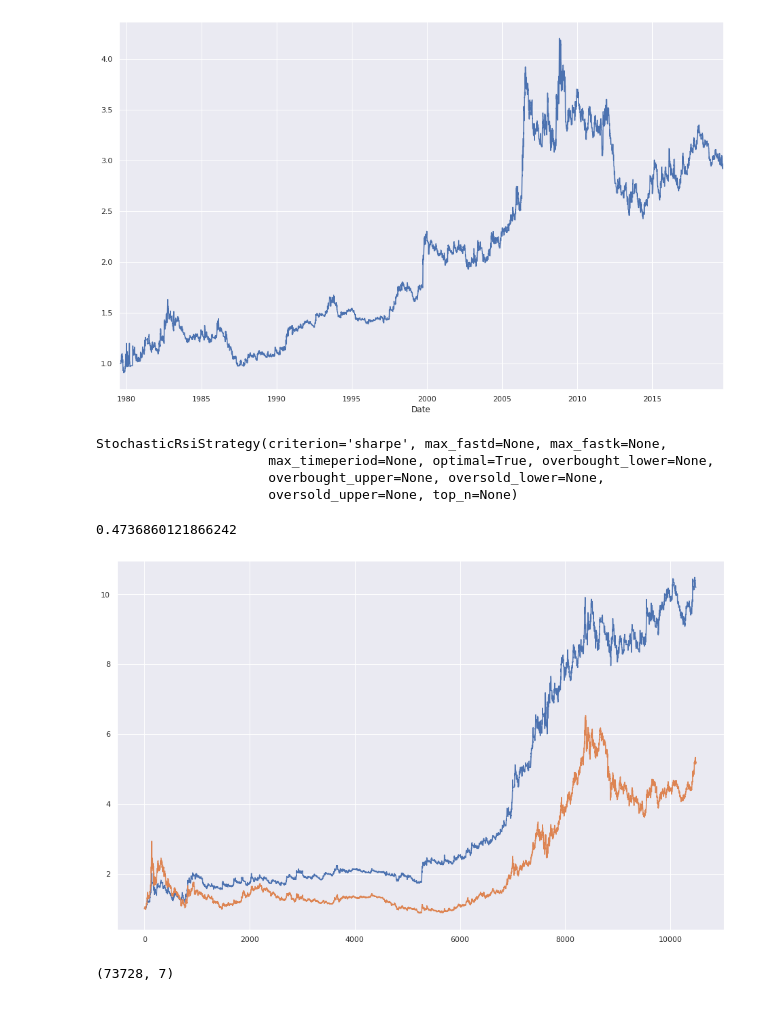
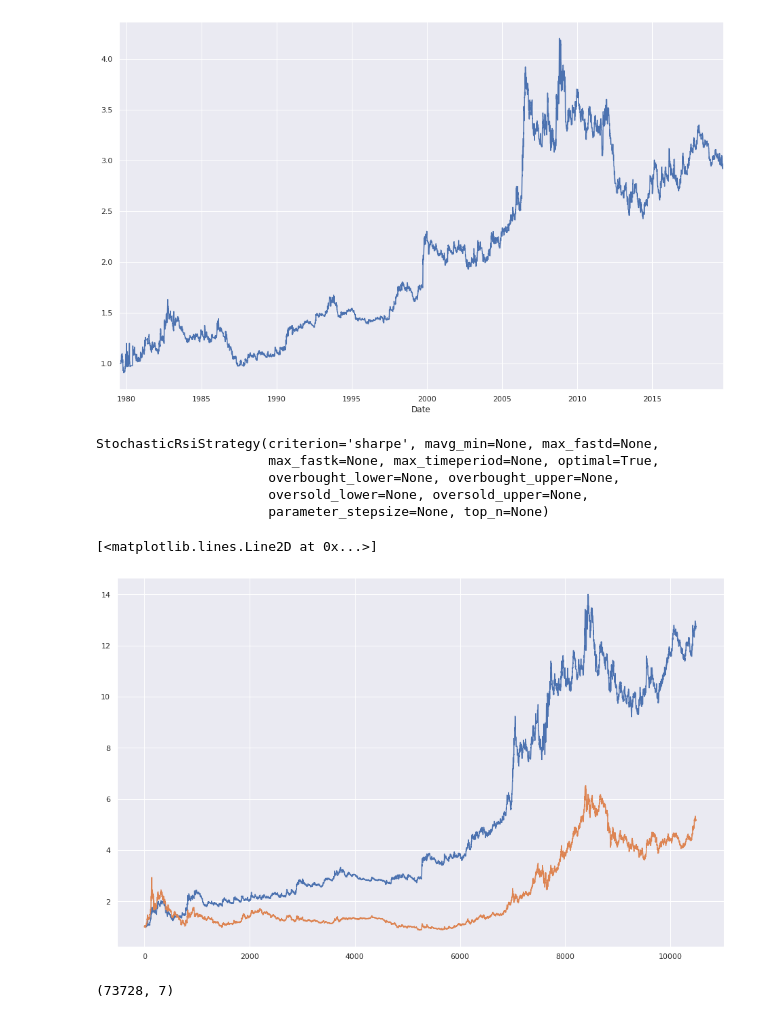
Before and after one commit to jbmoorhouse/gold_returns_predictor, a Jupyter notebook: analysis.ipynb, the cells around one changed output. Drawn from its saved outputs; the diff is of its cells as text; code cells hidden in the pictures.

Commit message:
Updated StochasticRsiStrategy __init__

```diff
--- a/analysis.ipynb
+++ b/analysis.ipynb
@@ -261,7 +261,9 @@ class StochasticRsiStrategy(BaseEstimator, TransformerMixin):
                  overbought_lower = 50,
                  max_timeperiod = 20,
                  max_fastk = 10,
-                 max_fastd = 10):
+                 max_fastd = 10,
+                 mavg_min = 2,
+                 parameter_stepsize = 20):
 
         self.criterion = criterion
 
@@ -271,8 +273,9 @@ class StochasticRsiStrategy(BaseEstimator, TransformerMixin):
         elif not optimal and not top_n:
             raise ValueError("Please specify either 'optimal' or 'top_n'.")
 
+        self.optimal = optimal
+
         if optimal:
-            self.optimal = optimal
             self.ratio = 0
 
         if top_n:
@@ -282,38 +285,42 @@ class StochasticRsiStrategy(BaseEstimator, TransformerMixin):
             else:
                 raise TypeError("'top_n must be of type 'int")
 
-        self.parameter_grid = self._parameter_space(
+        self.parameter_grid = self._parameter_grid(
             oversold_upper,
             oversold_lower,
             overbought_upper,
             overbought_lower,
             max_timeperiod,
             max_fastk,
-            max_fastd
+            max_fastd,
+            mavg_min,
+            parameter_stepsize
         )
 
-    def _parameter_space(self,
+    def _parameter_grid(self,
                          oversold_upper,
                          oversold_lower,
                          overbought_upper,
                          overbought_lower,
                          max_timeperiod,
                          max_fastk,
-                         max_fastd):
+                         max_fastd,
+                         mavg_min,
+                         parameter_stepsize):
 
         # StochasticRsi() parameters
         timeperiod, fastk, fastd = (
-            range(2, max_timeperiod),
-            range(2, max_fastk),
-            range(2, max_fastd)
+            range(mavg_min, max_timeperiod),
+            range(mavg_min, max_fastk),
+            range(mavg_min, max_fastd)
         )
 
         # Strategy paramters
         long_entry, long_exit, short_entry, short_exit = (
-            range(oversold_lower, oversold_upper, 20),
-            range(overbought_lower, overbought_upper, 20),
-            range(overbought_lower, overbought_upper, 20),
-            range(oversold_lower, oversold_upper, 20)
+            range(oversold_lower, oversold_upper, parameter_stepsize),
+            range(overbought_lower, overbought_upper, parameter_stepsize),
+            range(overbought_lower, overbought_upper, parameter_stepsize),
+            range(oversold_lower, oversold_upper, parameter_stepsize)
         )
 
         return cartesian([
@@ -418,10 +425,9 @@ class StochasticRsiStrategy(BaseEstimator, TransformerMixin):
                     self.short_entry, self.short_exit = s_en, s_ex
             else:
                 argmin = self.top_n_strategies[:, self.RATIO].argmin()
-
                 if ratio > self.top_n_strategies[argmin, self.RATIO]:
                     self.top_n_strategies[argmin] = [
-                        t, k, d, ratio
+                        t, k, d, l_en, l_ex, s_en, s_ex, ratio
                     ]
 
     def fit(self, X, y=None, annualisation_factor=252, risk_free_rate=0.00):
@@ -429,7 +435,7 @@ class StochasticRsiStrategy(BaseEstimator, TransformerMixin):
         self._fit(X, y, annualisation_factor, risk_free_rate)
         return self
 
-    def transform(self, X, y=None):
+    def transform(self, X, y=None, top_n=None):
 
         indicator = self._indicator(X, self.timeperiod, self.fastk, self.fastd)
         strategy_returns = self._strategy_returns(
@@ -442,21 +448,20 @@ class StochasticRsiStrategy(BaseEstimator, TransformerMixin):
         return np.c_[indicator[1:], strategy_returns]
 
 x = X_rsi['price']
-ind = StochasticRsiStrategy(oversold_upper=15, oversold_lower=0, overbought_upper=60, overbought_lower=45)
+ind = StochasticRsiStrategy()
 ind.fit(x)
 # %% [output]
-StochasticRsiStrategy(criterion='sharpe', max_fastd=None, max_fastk=None,
-                      max_timeperiod=None, optimal=True, overbought_lower=None,
-                      overbought_upper=None, oversold_lower=None,
-                      oversold_upper=None, top_n=None)
+StochasticRsiStrategy(criterion='sharpe', mavg_min=None, max_fastd=None,
+                      max_fastk=None, max_timeperiod=None, optimal=True,
+                      overbought_lower=None, overbought_upper=None,
+                      oversold_lower=None, oversold_upper=None,
+                      parameter_stepsize=None, top_n=None)
 # %%
 plt.plot(((1 + ind.transform(x)[:, 3]).cumprod()))
 plt.plot(((ind.transform(x)[:, 0]/ind.transform(x)[0, 0])))
-
-ind.ratio
 # %% [output]
-0.4736860121866242
+[<matplotlib.lines.Line2D at 0x...>]
-[figure, old version]
+[figure, new version]
 # %%
 ind.parameter_grid.shape
 # %% [output]
```
